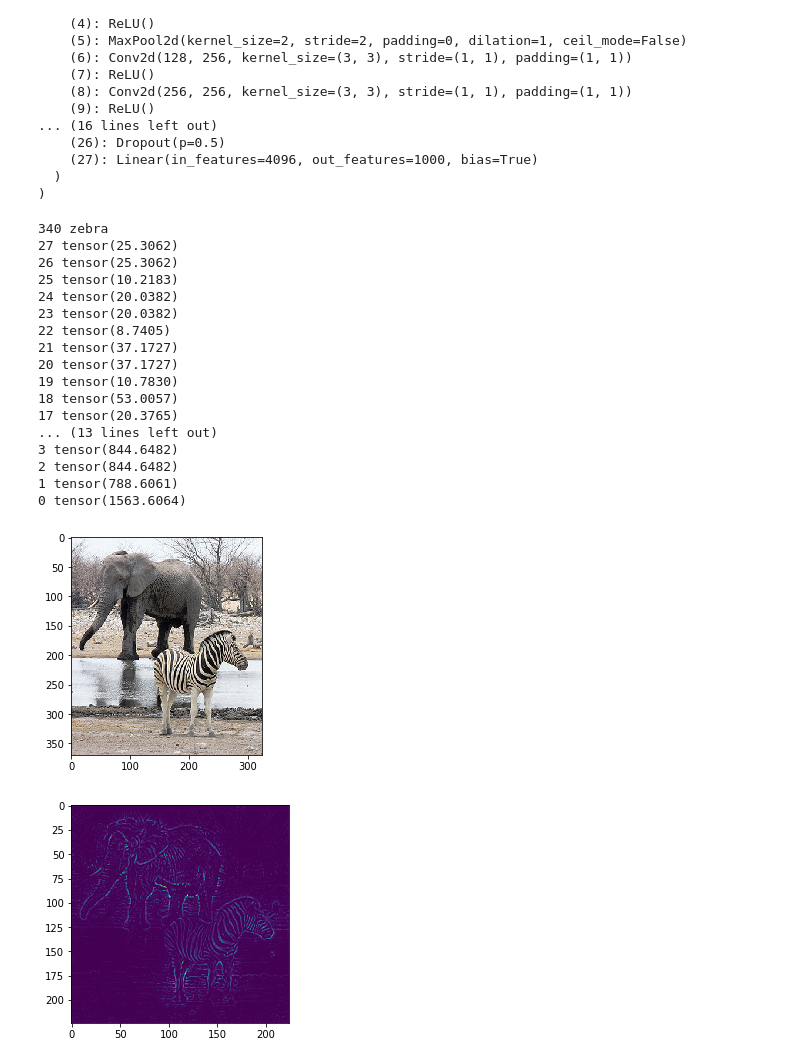
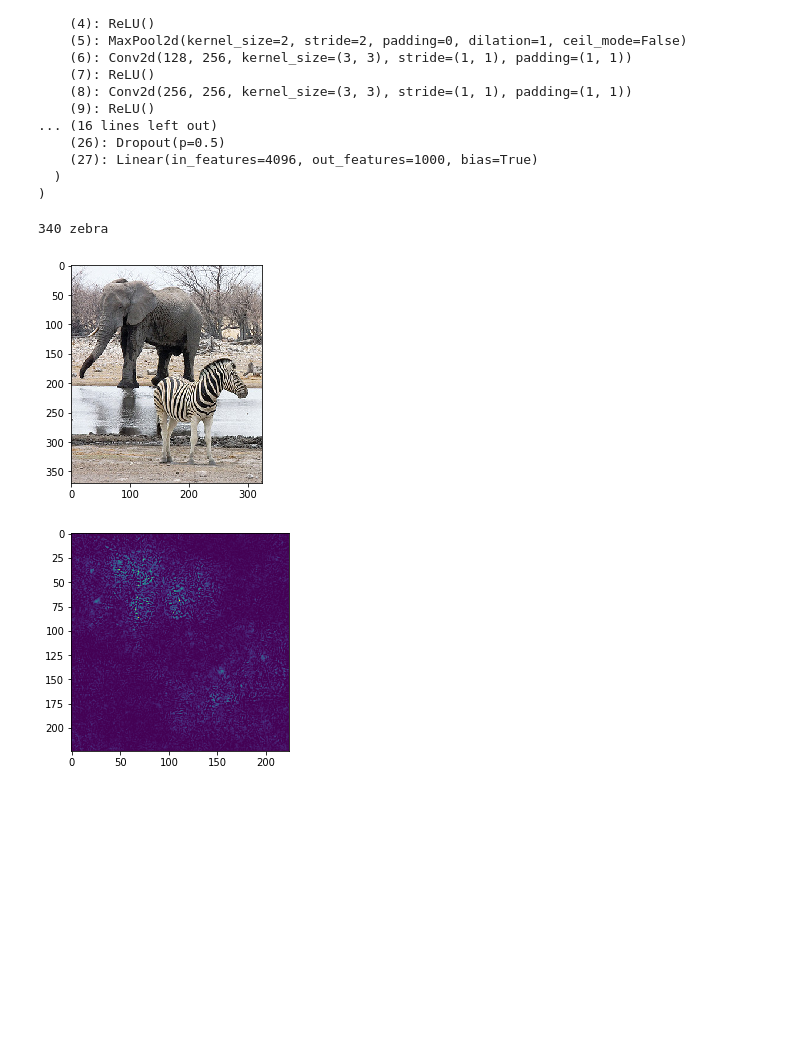
Before and after one commit to caochunshui/Feedback-CNN, a Jupyter notebook: vgg_fsp.ipynb, the cells around one changed output. Cells and saved outputs as stored; diff of their text form; code cells hidden in the pictures; blank space fills up the shorter version.

```diff
--- a/vgg_feedback.ipynb
+++ b/vgg_fsp.ipynb
@@ -260,6 +260,7 @@ class VGG_FB(nn.Module):
         ]
         self.layers = nn.ModuleList(features + classifiers)
         self.reshape_feature_layer_num = len(features)
+        self.layer_sizes = layer_sizes
         # Add hidden gates for selective layers such as ReLU and Max-pooling
         self.z = {}
         for i, layer in list(enumerate(self.layers)):
@@ -267,11 +268,11 @@ class VGG_FB(nn.Module):
             #     self.z[i] = torch.ones(layer_sizes[i])
             # elif isinstance(layer, nn.MaxPool2d):
             #     self.z[i] = torch.ones(layer_sizes[i])
-            self.z[i] = torch.ones(layer_sizes[i])
+            self.z[i] = torch.ones(self.layer_sizes[i])
 
     def reset(self):
         for i in self.z.keys():
-            self.z[i] = torch.ones_like(self.z[i])
+            self.z[i] = torch.ones(self.layer_sizes[i])
 
     def forward(self, x):
         self.input = []
@@ -294,15 +295,13 @@ class VGG_FB(nn.Module):
     def backward(self, g):
         for i, output in reversed(list(enumerate(self.output))):
             if i == (len(self.output) - 1):
-                # for last node, use g
                 output.backward(g)
             else:
                 output.backward(self.input[i+1].grad.data)
-            if i in self.z:
-                alpha = self.input[i].grad
-                self.z[i] = (alpha > 0).float()
-                self.input[i].grad = self.z[i] * alpha
-            print(i, self.input[i].grad.data.sum())
+        for i, output in (list(enumerate(self.output))):
+            alpha = self.input[i].grad
+            self.z[i] = (alpha > 0).float()
+            self.input[i].grad = self.z[i] * alpha
         return self.input[0].grad
 
 def make_layers(cfg, batch_norm=False):
@@ -413,43 +412,30 @@ for key, value in feedback_model.state_dict().items():
     count+=1
 # %%
 image_name = 'images/elephant_zebra_1.jpg'
+# image_name = 'images/elephant_zebra_2.jpg'
+# image_name = 'images/cat_dog_1.jpg'
+# image_name = 'images/cat_dog_2.jpg'
 img = Image.open(image_name)
 t_img = normalize(to_tensor(scaler(img))).unsqueeze(0)
-# t_img = t_img.to(device)
+t_img = t_img.to(device)
 feedback_model.reset()
 output = feedback_model(t_img)
 _, label = torch.max(output, 1)
 plt.subplots(1)
 plt.imshow(img)
 label = label.numpy()[0]
 print(label, class_map[label])
 gradients = torch.zeros(*output.size())
 gradients[0, label] = 1.0
 image_grad = feedback_model.backward(gradients)
 image_grad = image_grad.squeeze(0).permute(1, 2, 0)
 gradient_map = torch.abs(image_grad).numpy()
 gradient_map = np.max(gradient_map, 2)
 gradient_map = gradient_map / np.max(gradient_map)
 plt.subplots(1)
 plt.imshow(gradient_map)
 plt.show()
 # %% [output]
 340 zebra
-27 tensor(25.3062)
-26 tensor(25.3062)
-25 tensor(10.2183)
-24 tensor(20.0382)
-23 tensor(20.0382)
-22 tensor(8.7405)
-21 tensor(37.1727)
-20 tensor(37.1727)
-19 tensor(10.7830)
-18 tensor(53.0057)
-17 tensor(20.3765)
-... (13 lines left out)
-3 tensor(844.6482)
-2 tensor(844.6482)
-1 tensor(788.6061)
-0 tensor(1563.6064)
 [figure]
-[figure, old version]
+[figure, new version]
```
Also changed, not shown: parts of 1 cell of this notebook, 1 other file.
